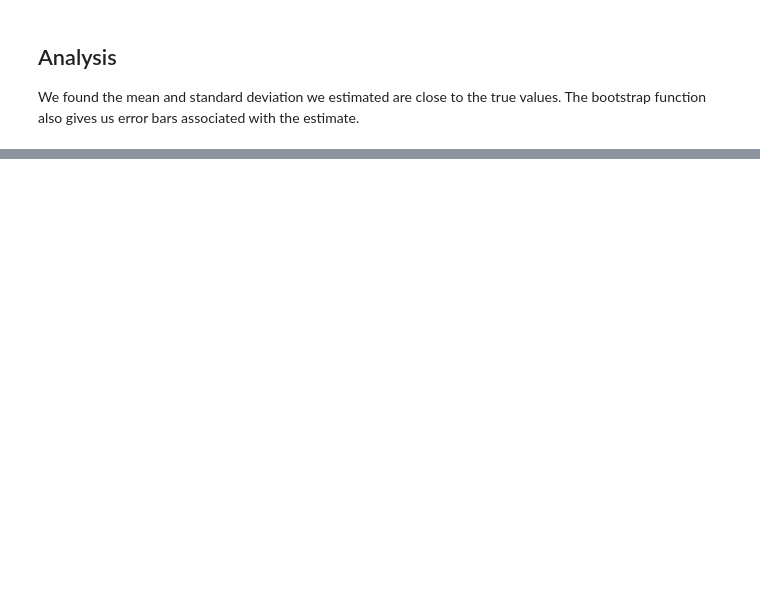
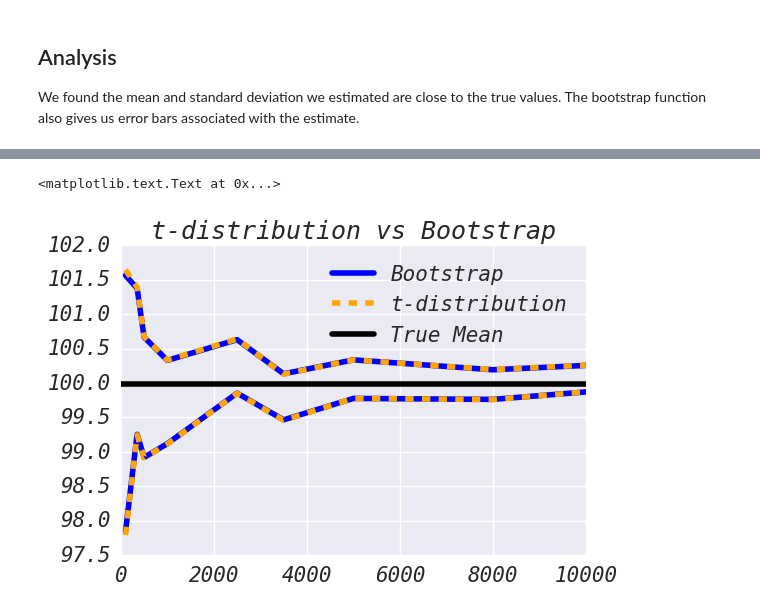
Before and after one commit to facebookarchive/bootstrapped, a Jupyter notebook: examples/bootstrap_intro.ipynb, the cells around one changed output, grey strips where cells are left out. Saved outputs shown, nothing was run; the diff lists cells and outputs as text; code cells hidden in the pictures; blank space fills up the shorter version.

```diff
--- a/examples/bootstrap_intro.ipynb
+++ b/examples/bootstrap_intro.ipynb
@@ -63,0 +69,30 @@ We found the mean and standard deviation we estimated are close to the true valu
+# %%
+sample_size = [100, 350, 500, 1000, 2500, 3500, 5000, 8000, 10000]
+
+bootstrap_results = []
+
+normal_results = []
+
+for i in sample_size:
+    samples = np.random.choice(population, i, replace=True)
+    bsr = bs.bootstrap(samples, stat_func=bs_stats.mean, alpha=0.05)
+
+    mr = st.t.interval(1-0.05, len(samples)-1, loc=np.mean(samples), scale=st.sem(samples))
+
+    bootstrap_results.append((bsr.lower_bound, bsr.upper_bound))
+    normal_results.append(mr)
+# %%
+plt.plot(sample_size, [x[1] for x in bootstrap_results], c='blue')
+plt.plot(sample_size, [x[1] for x in normal_results], linestyle='--', c='orange')
+
+plt.plot(sample_size, [x[0] for x in bootstrap_results], c='blue',
+         label='Bootstrap')
+plt.plot(sample_size, [x[0] for x in normal_results], linestyle='--', c='orange',
+         label='t-distribution')
+
+plt.axhline(population.mean(), c='black', label='True Mean')
+plt.legend(loc='best')
+plt.title('t-distribution vs Bootstrap')
+# %% [output]
+<matplotlib.text.Text at 0x...>
+[figure, added]
```
Also changed, not shown: parts of 6 cells of this notebook, 3 other files.
